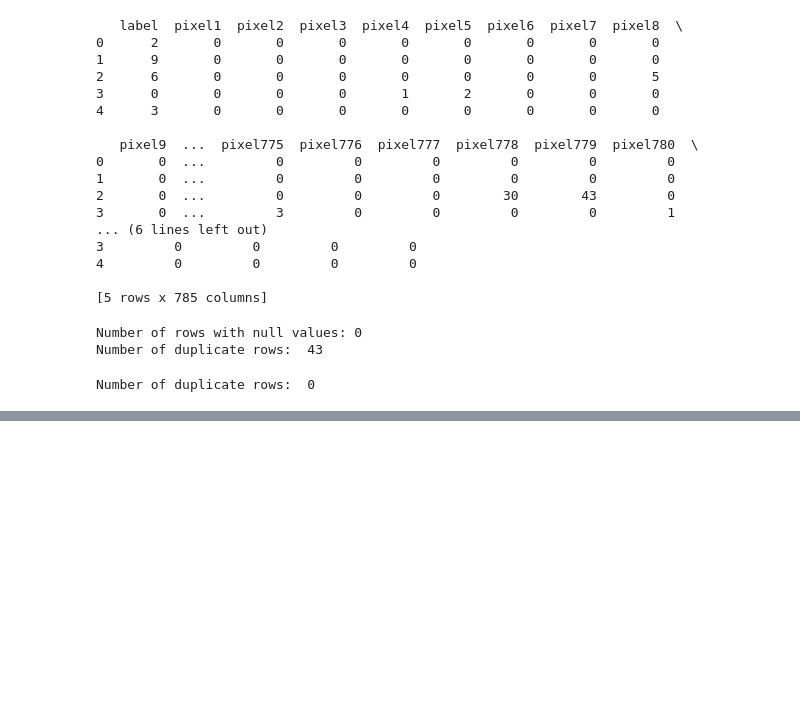
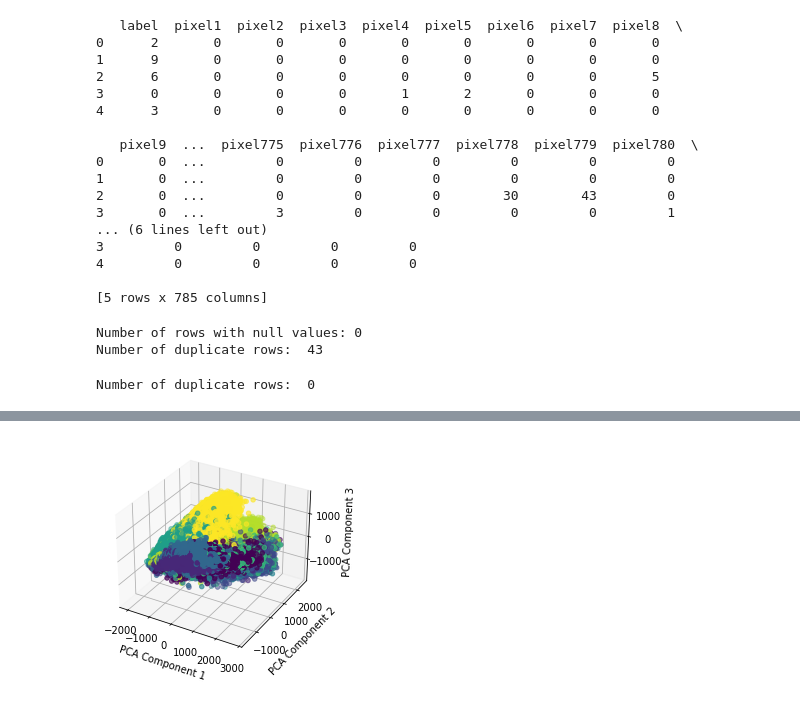
Before and after one commit to deleram/Fashion-MNIST-Classification, a Jupyter notebook: MNIST-classification.ipynb, the cells around one changed output, grey strips where cells are left out. Saved outputs shown, nothing was run; the diff lists cells and outputs as text; code cells hidden in the pictures; blank space fills up the shorter version.

```diff
--- a/MNIST-classification.ipynb
+++ b/MNIST-classification.ipynb
@@ -53,0 +91,15 @@ y_test = testData['label']
+# %%
+import matplotlib.pyplot as plt
+from mpl_toolkits.mplot3d import Axes3D
+
+
+fig = plt.figure()
+ax = fig.add_subplot(111, projection='3d')
+
+ax.scatter(PCA_components[0],PCA_components[1], PCA_components[2], c=y_train)
+ax.set_xlabel('PCA Component 1')
+ax.set_ylabel('PCA Component 2')
+ax.set_zlabel('PCA Component 3')
+plt.show()
+# %% [output]
+[figure, added]
```
Also changed, not shown: parts of 2 cells of this notebook.
